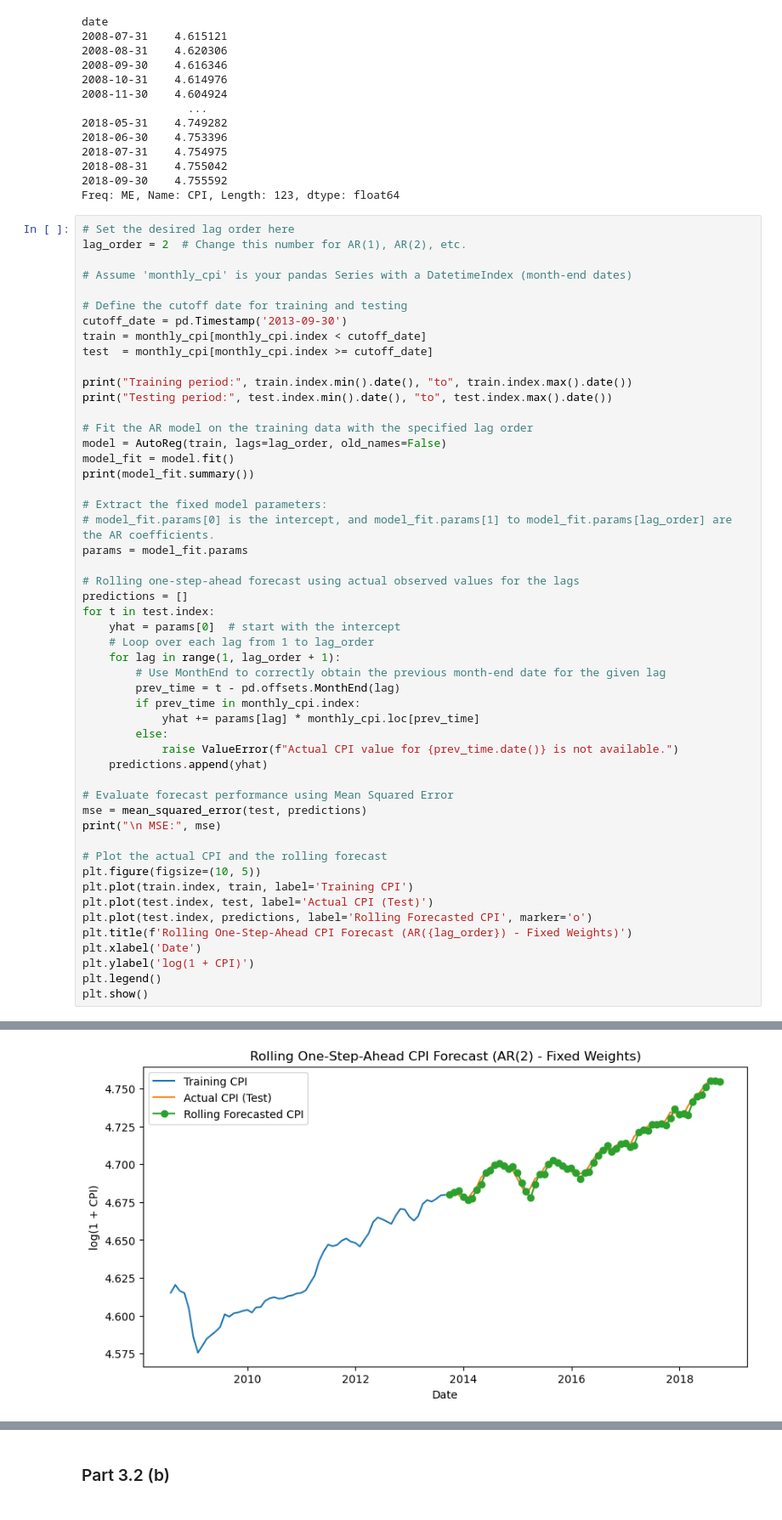
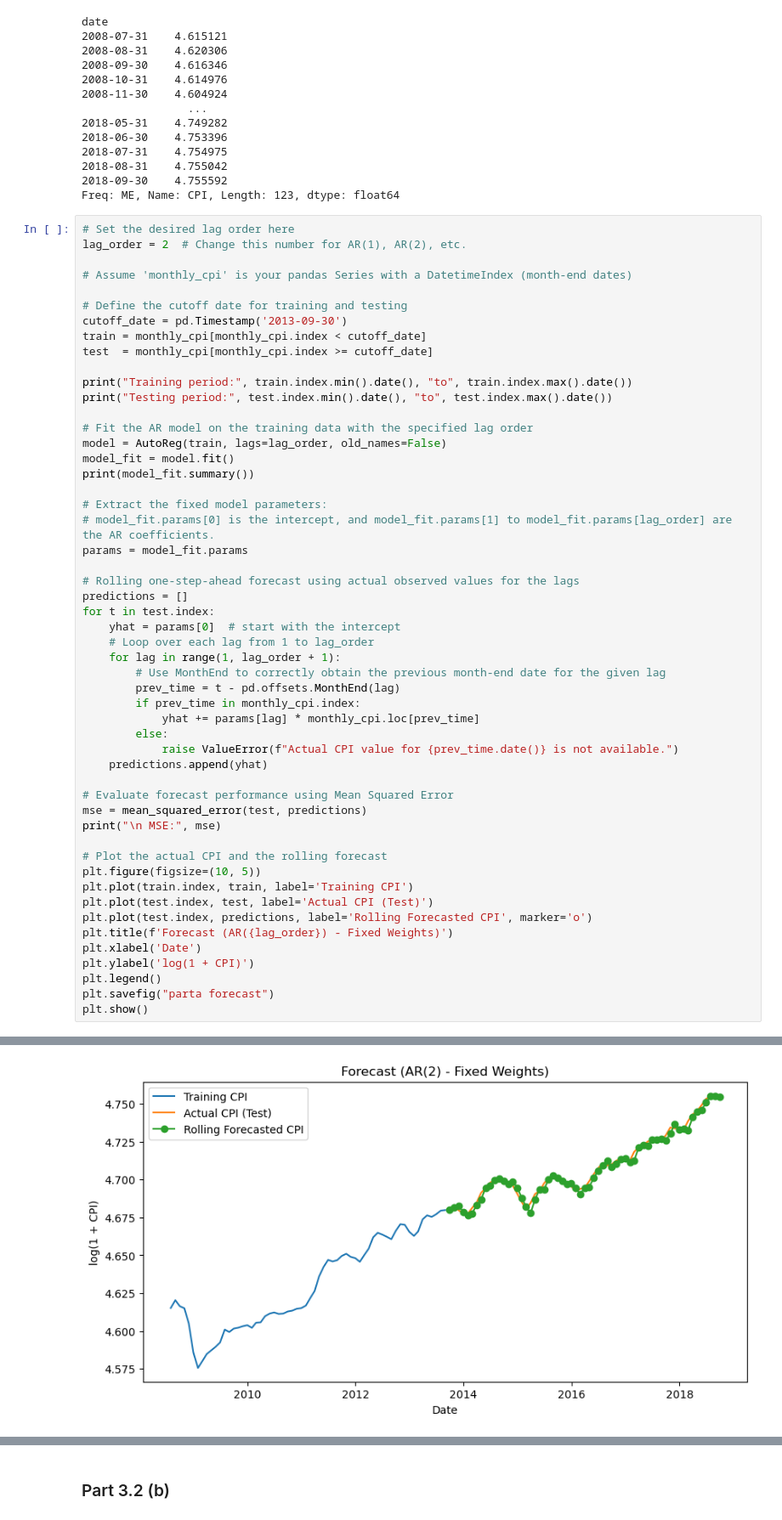
Before and after one commit to stephen-d-r-andrews/6373Pset3, a Jupyter notebook: part2/part2.ipynb, the cells around one changed output, grey strips where cells are left out. Shown at 85% size. Cells and saved outputs as stored; diff of their text form.

Commit message:
part d and graphs

```diff
--- a/part2/part2.ipynb
+++ b/part2/part2.ipynb
@@ -84,10 +86,11 @@ plt.figure(figsize=(10, 5))
 plt.plot(train.index, train, label='Training CPI')
 plt.plot(test.index, test, label='Actual CPI (Test)')
 plt.plot(test.index, predictions, label='Rolling Forecasted CPI', marker='o')
-plt.title(f'Rolling One-Step-Ahead CPI Forecast (AR({lag_order}) - Fixed Weights)')
+plt.title(f'Forecast (AR({lag_order}) - Fixed Weights)')
 plt.xlabel('Date')
 plt.ylabel('log(1 + CPI)')
 plt.legend()
+plt.savefig("parta forecast")
 plt.show()
 # %% [output]
 Training period: 2008-07-31 to 2013-08-31
@@ -102,12 +105,12 @@ Time:                        00:49:50   BIC                           -480.811
 Sample:                    09-30-2008   HQIC                          -485.911
                          - 08-31-2013
 ==============================================================================
 ... (10 lines left out)
 AR.2            1.8651           +0.0000j            1.8651            0.0000
 -----------------------------------------------------------------------------
 
  MSE: 6.2354693205447095e-06
-[figure, old version]
+[figure, new version]
 # %%
 orders = range(1, 7)
 forecast_mse = {}
```
Also changed, not shown: parts of 9 cells of this notebook, 6 other files.
